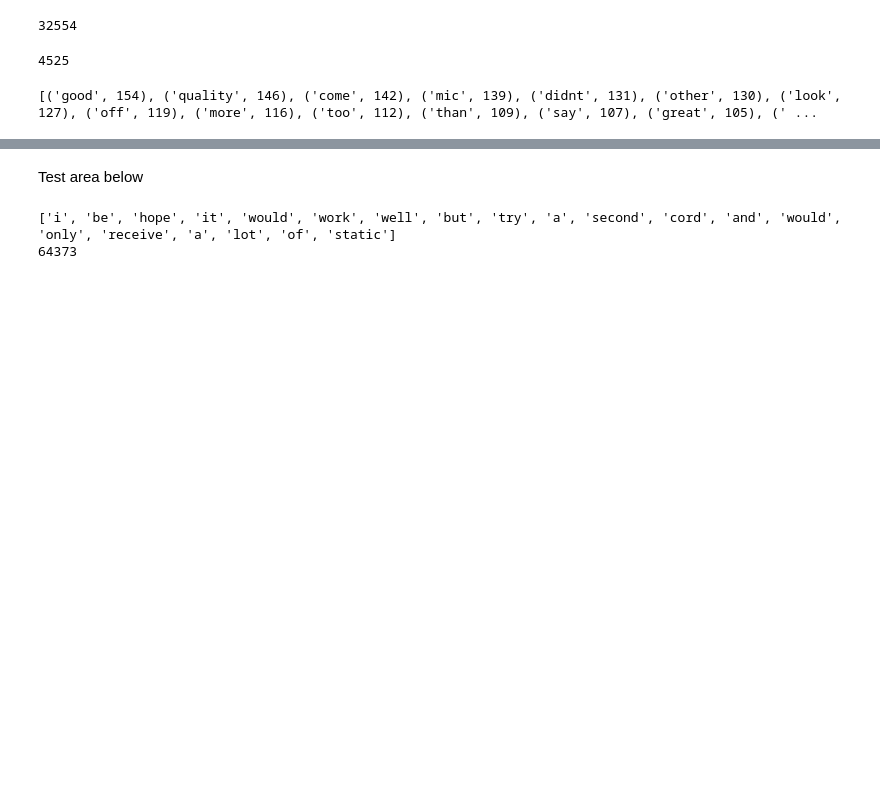
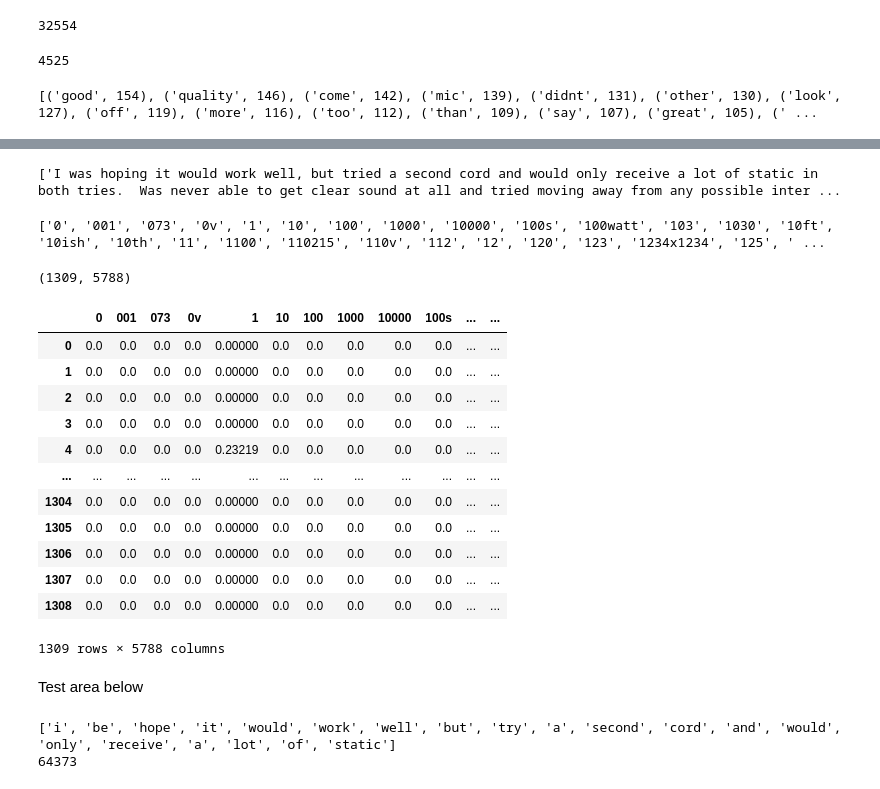
Before and after one commit to wiredmerlin/predicting_star_ratings, a Jupyter notebook: project02.ipynb, the cells around one changed output, grey strips where cells are left out. Cells and saved outputs as stored; diff of their text form; code cells hidden in the pictures; blank space fills up the shorter version.

```diff
--- a/project02.ipynb
+++ b/project02.ipynb
@@ -546,0 +558,3 @@ print(onestar_uniq_sorted[21:40])
+# %%
+all_onestar_stopwords = {}
+all_onestar_stopwords = domain_stopwords.union(onestar_stopwords)
@@ -546,0 +581,5 @@ print(onestar_uniq_sorted[21:40])
+# %%
+# combining all more that 5 word onestar reviews into one list
+onestar_docs = []
+for index, row in mtfive_1star_reviews_df.iterrows():
+    onestar_docs.append(mtfive_1star_reviews_df.iloc[index]['review_body'])
@@ -547,3 +590,45 @@ print(onestar_uniq_sorted[21:40])
+# %%
+print(onestar_docs[:10])
+# %% [output]
+['I was hoping it would work well, but tried a second cord and would only receive a lot of static in both tries.  Was never able to get clear sound at all and tried moving away from any possible inter ...
+# %%
+from sklearn.feature_extraction.text import TfidfVectorizer
+
+# settings that you use for count vectorizer will go here
+tfidf_vectorizer=TfidfVectorizer(use_idf=True, stop_words=all_onestar_stopwords, analyzer='word',
+                                tokenizer=remove_special_chars)
+
+# just send in all your docs here
+tfidf_vectorizer_vectors=tfidf_vectorizer.fit_transform(onestar_docs)
+# %%
+print(tfidf_vectorizer.get_feature_names())
+# %% [output]
+['0', '001', '073', '0v', '1', '10', '100', '1000', '10000', '100s', '100watt', '103', '1030', '10ft', '10ish', '10th', '11', '1100', '110215', '110v', '112', '12', '120', '123', '1234x1234', '125', ' ...
+# %%
+print(tfidf_vectorizer_vectors.shape)
+# %% [output]
+(1309, 5788)
+# %%
+token_names = tfidf_vectorizer.get_feature_names()
+dense = tfidf_vectorizer_vectors.todense()
+denselist = dense.tolist()
+tfidf_df = pd.DataFrame(denselist, columns=token_names)
+# %%
+tfidf_df
+# %% [output]
+|  | 0 | 001 | 073 | 0v | 1 | 10 | 100 | 1000 | 10000 | 100s | ... | ... |
+| 0 | 0.0 | 0.0 | 0.0 | 0.0 | 0.00000 | 0.0 | 0.0 | 0.0 | 0.0 | 0.0 | ... | ... |
+| 1 | 0.0 | 0.0 | 0.0 | 0.0 | 0.00000 | 0.0 | 0.0 | 0.0 | 0.0 | 0.0 | ... | ... |
+| 2 | 0.0 | 0.0 | 0.0 | 0.0 | 0.00000 | 0.0 | 0.0 | 0.0 | 0.0 | 0.0 | ... | ... |
+| 3 | 0.0 | 0.0 | 0.0 | 0.0 | 0.00000 | 0.0 | 0.0 | 0.0 | 0.0 | 0.0 | ... | ... |
+| 4 | 0.0 | 0.0 | 0.0 | 0.0 | 0.23219 | 0.0 | 0.0 | 0.0 | 0.0 | 0.0 | ... | ... |
+| ... | ... | ... | ... | ... | ... | ... | ... | ... | ... | ... | ... | ... |
+| 1304 | 0.0 | 0.0 | 0.0 | 0.0 | 0.00000 | 0.0 | 0.0 | 0.0 | 0.0 | 0.0 | ... | ... |
+| 1305 | 0.0 | 0.0 | 0.0 | 0.0 | 0.00000 | 0.0 | 0.0 | 0.0 | 0.0 | 0.0 | ... | ... |
+| 1306 | 0.0 | 0.0 | 0.0 | 0.0 | 0.00000 | 0.0 | 0.0 | 0.0 | 0.0 | 0.0 | ... | ... |
+| 1307 | 0.0 | 0.0 | 0.0 | 0.0 | 0.00000 | 0.0 | 0.0 | 0.0 | 0.0 | 0.0 | ... | ... |
+| 1308 | 0.0 | 0.0 | 0.0 | 0.0 | 0.00000 | 0.0 | 0.0 | 0.0 | 0.0 | 0.0 | ... | ... |
+1309 rows × 5788 columns
 # %%
 ten_words_df = reviews_df[reviews_df['num_of_words'] <= 10]
 ten_words_df.info()
```
Also changed, not shown: parts of 9 cells of this notebook.
